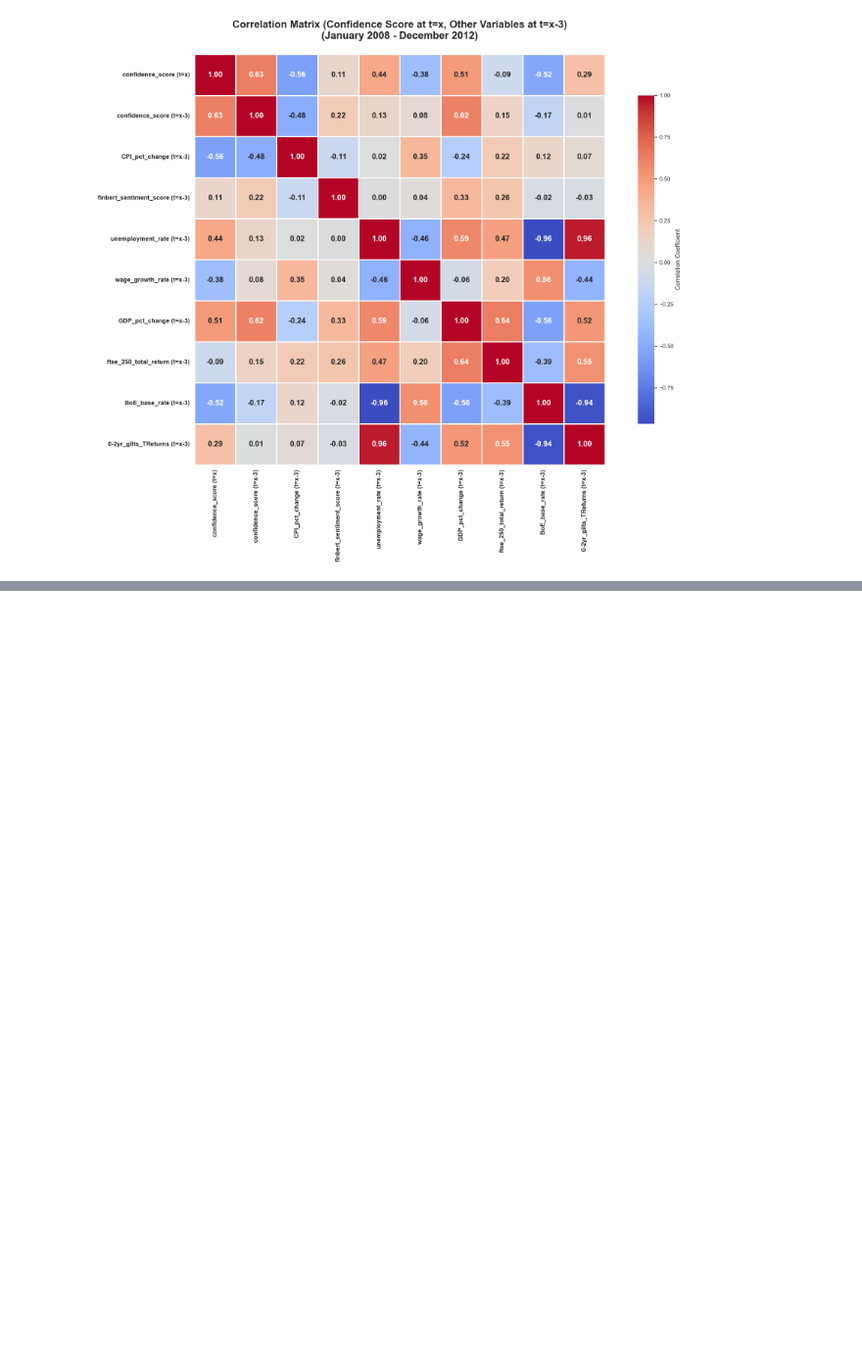
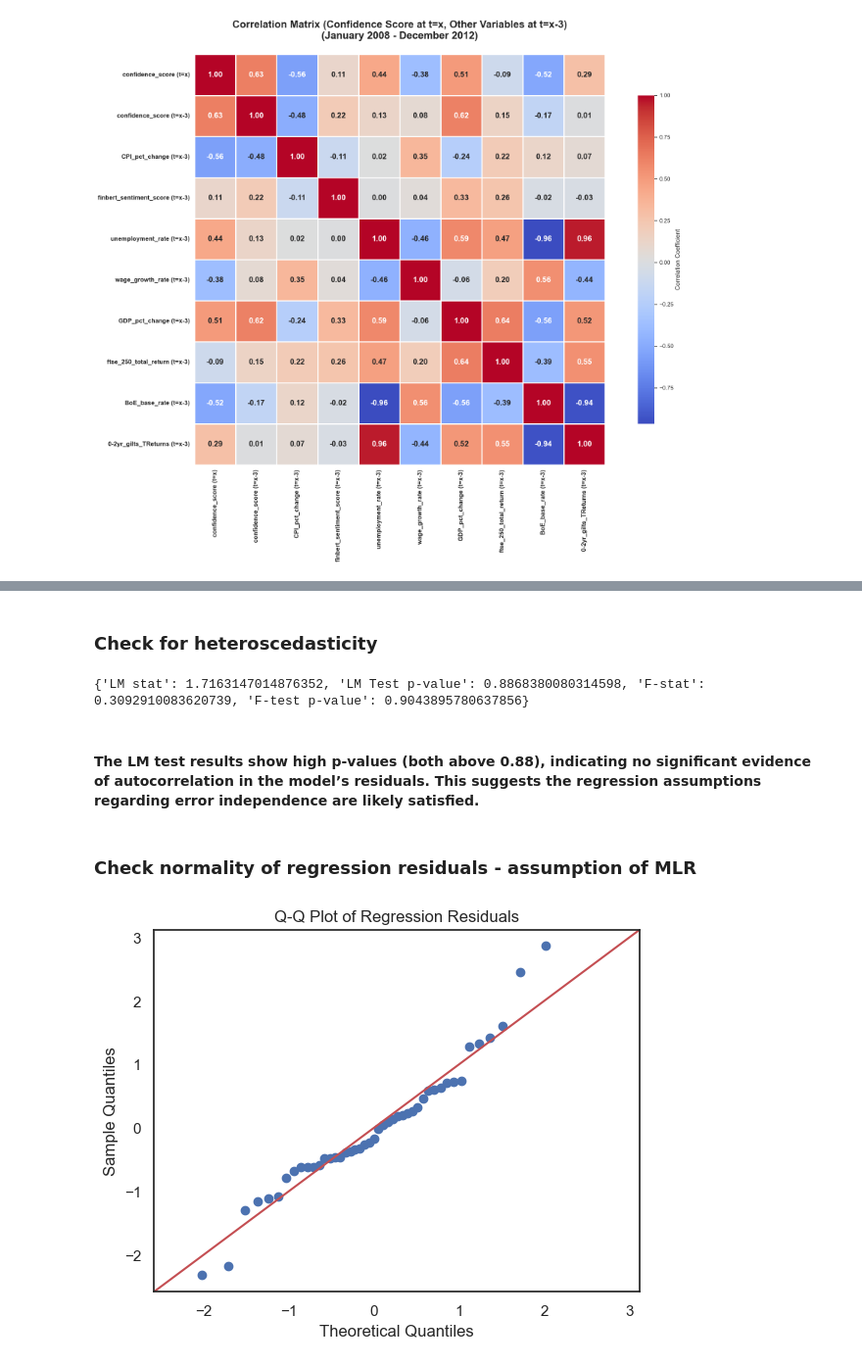
Before and after one commit to gamzebb/group-project, a Jupyter notebook: Confidence Score Analysis Sentiment, Corraletion, Predictions (2008-12).ipynb, the cells around one changed output, grey strips where cells are left out. Shown at 98% size. Cells and saved outputs as stored; diff of their text form; code cells hidden in the pictures; blank space fills up the shorter version.

```diff
--- a/Confidence Score Analysis Sentiment, Corraletion, Predictions (2008-12).ipynb
+++ b/Confidence Score Analysis Sentiment, Corraletion, Predictions (2008-12).ipynb
@@ -605,0 +746,14 @@ plt.show()
+# %%
+# Training the model using the 'statsmodel' OLS library.
+# Fit the model with the added constant.
+model1 = sm.OLS(y_train, sm.add_constant(x_train)).fit()
+
+# Set the predicted response vector i.e. calculate and store the model's predictions for the target variable (y) based on the test data.
+Y_pred = model1.predict(sm.add_constant(x_test))
+# sm.add_constant(x_test): This adds a constant term (intercept) to the x_test data. This is important because the model was trained with a constant, so it expects input data to also have a constant term for predictions.
+
+# Call a summary of the model.
+print_model = model1.summary()
+
+# Print the summary.
+print(print_model)
@@ -605,0 +780,7 @@ plt.show()
+# %%
+# Run regression on the training subset
+# Specify the model
+mlr = LinearRegression()
+
+# Fit the model.
+mlr.fit(x_train, y_train)
@@ -605,0 +822,18 @@ plt.show()
+# %%
+# Check multicollinearity.
+# Why need to keep adding constant? Because we're using the Statsmodel library, which requires us to do so,
+# whereas the Scikit-learn already assumes that the regression has a constant by default
+x_temp = sm.add_constant(x_train)
+
+# Create an empty DataFrame.
+vif = pd.DataFrame()
+
+# Calculate the VIF for each value.
+vif['VIF Factor'] = [variance_inflation_factor(x_temp.values,
+                                               i) for i in range(x_temp.values.shape[1])]
+
+# Create the feature columns.
+vif['features'] = x_temp.columns
+
+# Print the values to one decimal points.
+print(vif.round(1))
@@ -605,0 +850,2 @@ plt.show()
+# %% [markdown]
+### Check for heteroscedasticity
@@ -605,0 +855,16 @@ plt.show()
+# %%
+terms = ['LM stat', 'LM Test p-value', 'F-stat', 'F-test p-value']
+print(dict(zip(terms, model2)))
+# %% [output]
+{'LM stat': 1.7163147014876352, 'LM Test p-value': 0.8868380080314598, 'F-stat': 0.3092910083620739, 'F-test p-value': 0.9043895780637856}
+# %% [markdown]
+#### The LM test results show high p-values (both above 0.88), indicating no significant evidence of autocorrelation in the model’s residuals. This suggests the regression assumptions regarding error independence are likely satisfied.
+# %% [markdown]
+### Check normality of regression residuals - assumption of MLR
+# %%
+# Q-Q plot of residuals
+sm.qqplot(model1.resid, line='45', fit=True)
+plt.title("Q-Q Plot of Regression Residuals")
+plt.show()
+# %% [output]
+[figure, added]
```
Also changed, not shown: parts of 47 cells of this notebook, 1 other file.
